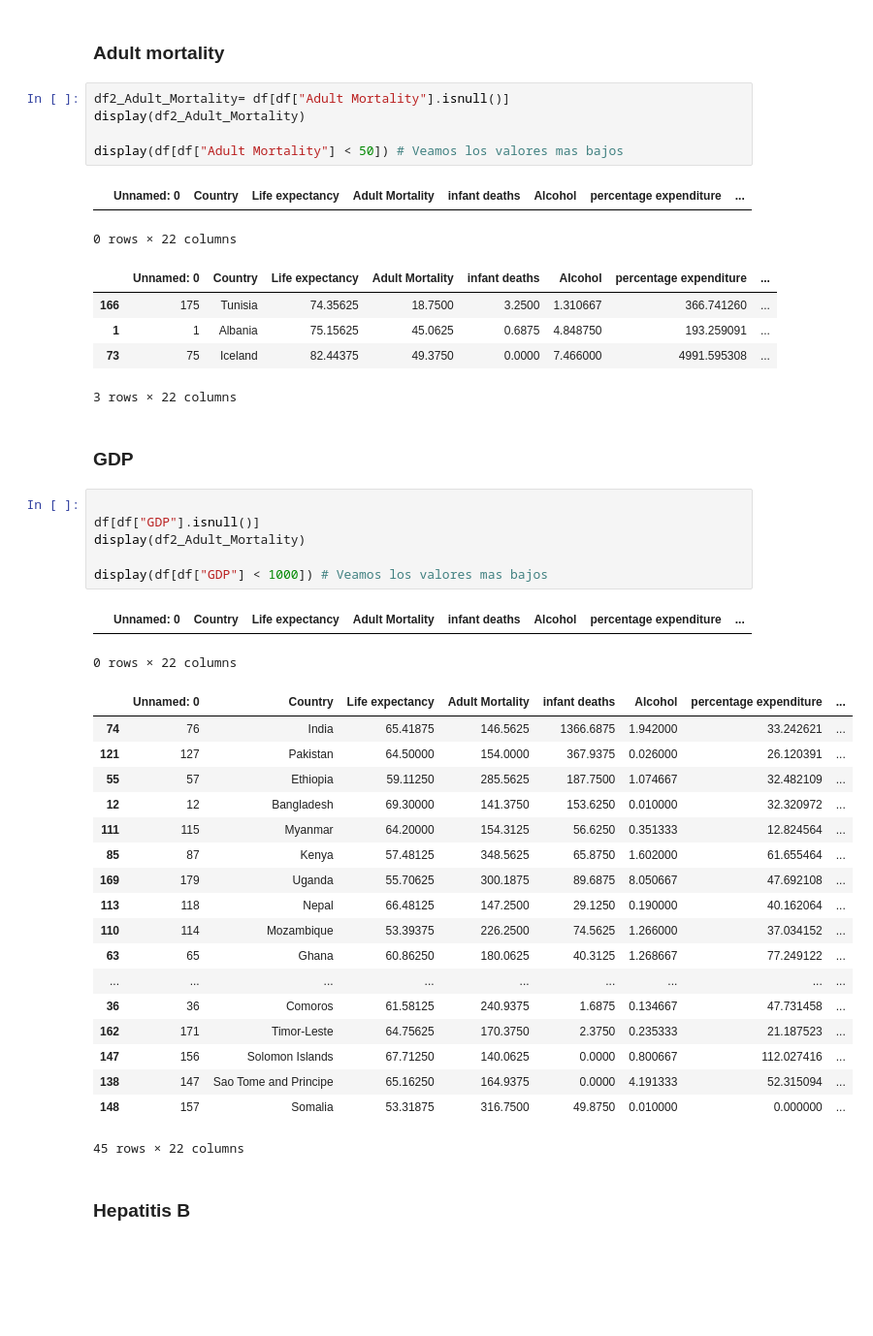
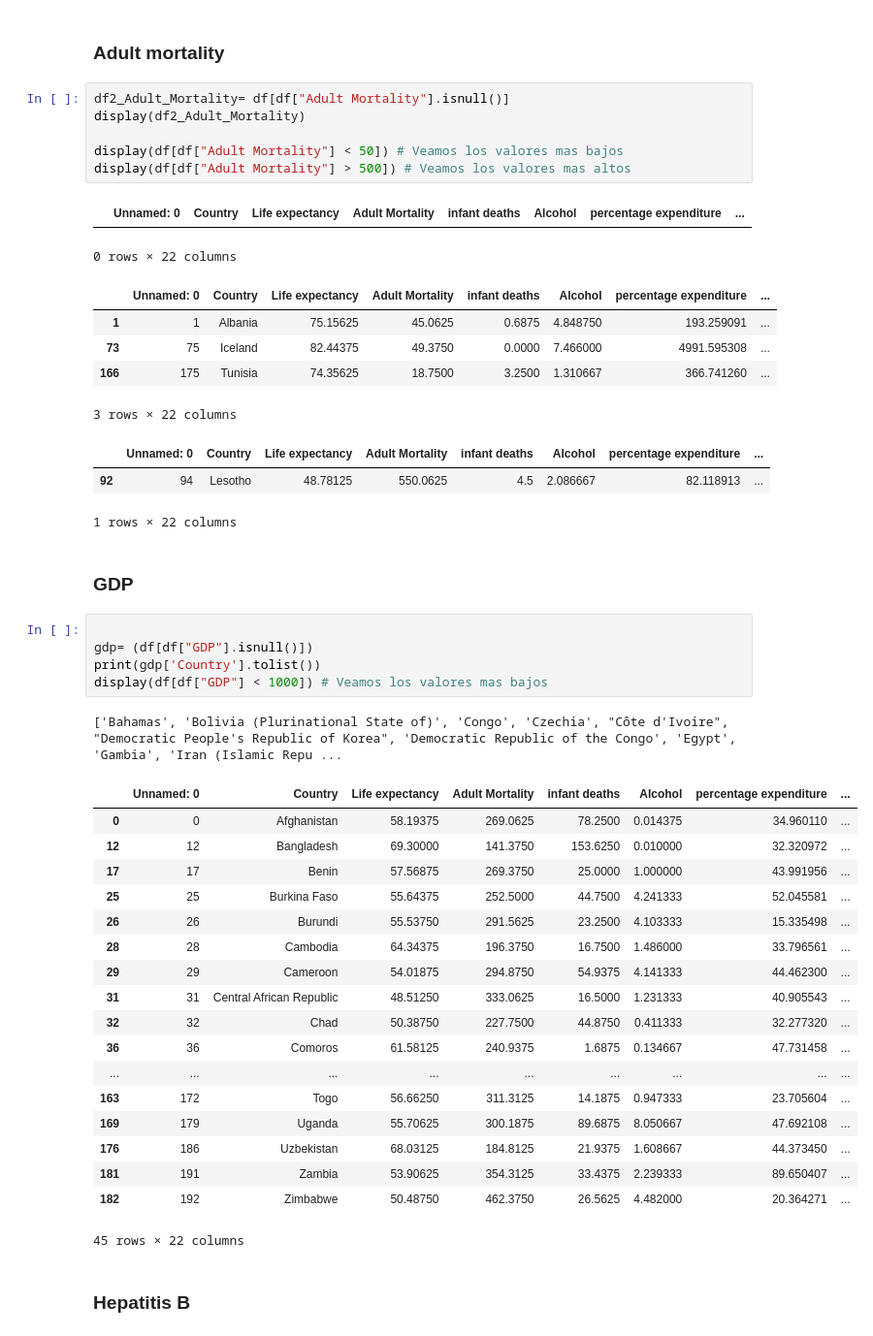
Before and after one commit to andresmbar/tp3-metodos, a Jupyter notebook: ESTUDIO_DE_VARIABLES.ipynb, the cells around one changed output. Shown: that part at 97% size. Cells and saved outputs as stored; diff of their text form; blank space fills up the shorter version.

```diff
--- a/ESTUDIO_DE_VARIABLES.ipynb
+++ b/ESTUDIO_DE_VARIABLES.ipynb
@@ -109,42 +142,44 @@ df2_Adult_Mortality= df[df["Adult Mortality"].isnull()]
 display(df2_Adult_Mortality)
 
 display(df[df["Adult Mortality"] < 50]) # Veamos los valores mas bajos
+display(df[df["Adult Mortality"] > 500]) # Veamos los valores mas altos
 # %% [output]
 |  | Unnamed: 0 | Country | Life expectancy | Adult Mortality | infant deaths | Alcohol | percentage expenditure | ... |
 0 rows × 22 columns
 |  | Unnamed: 0 | Country | Life expectancy | Adult Mortality | infant deaths | Alcohol | percentage expenditure | ... |
-| 166 | 175 | Tunisia | 74.35625 | 18.7500 | 3.2500 | 1.310667 | 366.741260 | ... |
 | 1 | 1 | Albania | 75.15625 | 45.0625 | 0.6875 | 4.848750 | 193.259091 | ... |
 | 73 | 75 | Iceland | 82.44375 | 49.3750 | 0.0000 | 7.466000 | 4991.595308 | ... |
+| 166 | 175 | Tunisia | 74.35625 | 18.7500 | 3.2500 | 1.310667 | 366.741260 | ... |
 3 rows × 22 columns
+|  | Unnamed: 0 | Country | Life expectancy | Adult Mortality | infant deaths | Alcohol | percentage expenditure | ... |
+| 92 | 94 | Lesotho | 48.78125 | 550.0625 | 4.5 | 2.086667 | 82.118913 | ... |
+1 rows × 22 columns
 # %% [markdown]
 ### GDP
 # %%
 
-df[df["GDP"].isnull()]
-display(df2_Adult_Mortality)
-
+gdp= (df[df["GDP"].isnull()])
+print(gdp['Country'].tolist())
 display(df[df["GDP"] < 1000]) # Veamos los valores mas bajos
 # %% [output]
+['Bahamas', 'Bolivia (Plurinational State of)', 'Congo', 'Czechia', "Côte d'Ivoire", "Democratic People's Republic of Korea", 'Democratic Republic of the Congo', 'Egypt', 'Gambia', 'Iran (Islamic Repu ...
 |  | Unnamed: 0 | Country | Life expectancy | Adult Mortality | infant deaths | Alcohol | percentage expenditure | ... |
+| 0 | 0 | Afghanistan | 58.19375 | 269.0625 | 78.2500 | 0.014375 | 34.960110 | ... |
+| 12 | 12 | Bangladesh | 69.30000 | 141.3750 | 153.6250 | 0.010000 | 32.320972 | ... |
+| 17 | 17 | Benin | 57.56875 | 269.3750 | 25.0000 | 1.000000 | 43.991956 | ... |
+| 25 | 25 | Burkina Faso | 55.64375 | 252.5000 | 44.7500 | 4.241333 | 52.045581 | ... |
+| 26 | 26 | Burundi | 55.53750 | 291.5625 | 23.2500 | 4.103333 | 15.335498 | ... |
+| 28 | 28 | Cambodia | 64.34375 | 196.3750 | 16.7500 | 1.486000 | 33.796561 | ... |
+| 29 | 29 | Cameroon | 54.01875 | 294.8750 | 54.9375 | 4.141333 | 44.462300 | ... |
+| 31 | 31 | Central African Republic | 48.51250 | 333.0625 | 16.5000 | 1.231333 | 40.905543 | ... |
+| 32 | 32 | Chad | 50.38750 | 227.7500 | 44.8750 | 0.411333 | 32.277320 | ... |
+| 36 | 36 | Comoros | 61.58125 | 240.9375 | 1.6875 | 0.134667 | 47.731458 | ... |
+| ... | ... | ... | ... | ... | ... | ... | ... | ... |
+| 163 | 172 | Togo | 56.66250 | 311.3125 | 14.1875 | 0.947333 | 23.705604 | ... |
+| 169 | 179 | Uganda | 55.70625 | 300.1875 | 89.6875 | 8.050667 | 47.692108 | ... |
+| 176 | 186 | Uzbekistan | 68.03125 | 184.8125 | 21.9375 | 1.608667 | 44.373450 | ... |
+| 181 | 191 | Zambia | 53.90625 | 354.3125 | 33.4375 | 2.239333 | 89.650407 | ... |
+| 182 | 192 | Zimbabwe | 50.48750 | 462.3750 | 26.5625 | 4.482000 | 20.364271 | ... |
-0 rows × 22 columns
-|  | Unnamed: 0 | Country | Life expectancy | Adult Mortality | infant deaths | Alcohol | percentage expenditure | ... |
-| 74 | 76 | India | 65.41875 | 146.5625 | 1366.6875 | 1.942000 | 33.242621 | ... |
-| 121 | 127 | Pakistan | 64.50000 | 154.0000 | 367.9375 | 0.026000 | 26.120391 | ... |
-| 55 | 57 | Ethiopia | 59.11250 | 285.5625 | 187.7500 | 1.074667 | 32.482109 | ... |
-| 12 | 12 | Bangladesh | 69.30000 | 141.3750 | 153.6250 | 0.010000 | 32.320972 | ... |
-| 111 | 115 | Myanmar | 64.20000 | 154.3125 | 56.6250 | 0.351333 | 12.824564 | ... |
-| 85 | 87 | Kenya | 57.48125 | 348.5625 | 65.8750 | 1.602000 | 61.655464 | ... |
-| 169 | 179 | Uganda | 55.70625 | 300.1875 | 89.6875 | 8.050667 | 47.692108 | ... |
-| 113 | 118 | Nepal | 66.48125 | 147.2500 | 29.1250 | 0.190000 | 40.162064 | ... |
-| 110 | 114 | Mozambique | 53.39375 | 226.2500 | 74.5625 | 1.266000 | 37.034152 | ... |
-| 63 | 65 | Ghana | 60.86250 | 180.0625 | 40.3125 | 1.268667 | 77.249122 | ... |
-| ... | ... | ... | ... | ... | ... | ... | ... | ... |
-| 36 | 36 | Comoros | 61.58125 | 240.9375 | 1.6875 | 0.134667 | 47.731458 | ... |
-| 162 | 171 | Timor-Leste | 64.75625 | 170.3750 | 2.3750 | 0.235333 | 21.187523 | ... |
-| 147 | 156 | Solomon Islands | 67.71250 | 140.0625 | 0.0000 | 0.800667 | 112.027416 | ... |
-| 138 | 147 | Sao Tome and Principe | 65.16250 | 164.9375 | 0.0000 | 4.191333 | 52.315094 | ... |
-| 148 | 157 | Somalia | 53.31875 | 316.7500 | 49.8750 | 0.010000 | 0.000000 | ... |
 45 rows × 22 columns
 # %% [markdown]
 ### Hepatitis B
```
Also changed, not shown: parts of 6 cells of this notebook, 2 other files.
